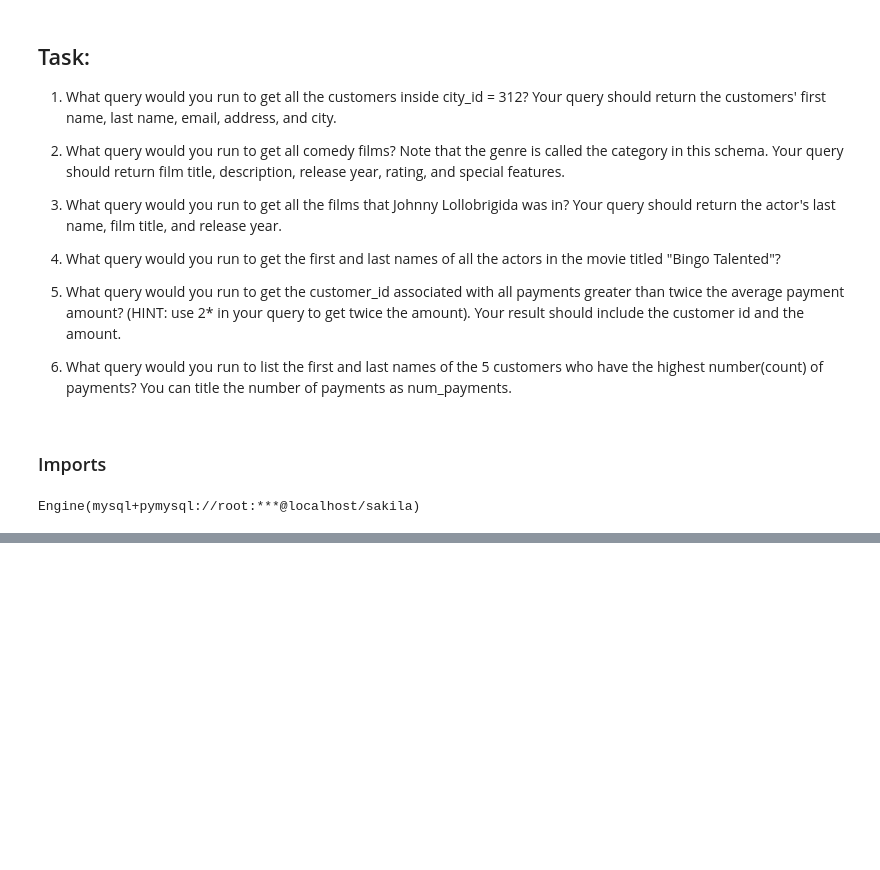
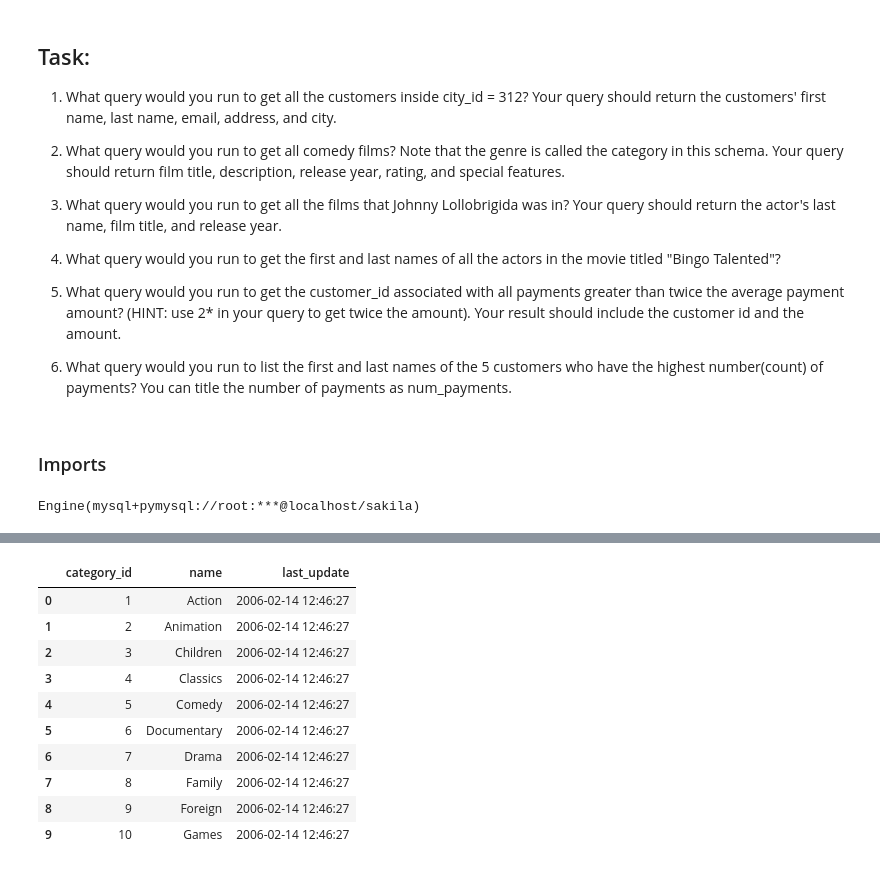
Before and after one commit to daisy-rivera/Sakila, a Jupyter notebook: Sakila Core Assignment.ipynb, the cells around one changed output, grey strips where cells are left out. Cells and saved outputs as stored; diff of their text form; code cells hidden in the pictures; blank space fills up the shorter version.

```diff
--- a/Sakila Core Assignment.ipynb
+++ b/Sakila Core Assignment.ipynb
@@ -60,0 +87,20 @@ FROM customer as c
+# %%
+q = """
+SELECT *
+FROM category
+LIMIT 10;
+"""
+# Read the sql query into pandas to view the results
+pd.read_sql_query(q, engine)
+# %% [output]
+|  | category_id | name | last_update |
+| 0 | 1 | Action | 2006-02-14 12:46:27 |
+| 1 | 2 | Animation | 2006-02-14 12:46:27 |
+| 2 | 3 | Children | 2006-02-14 12:46:27 |
+| 3 | 4 | Classics | 2006-02-14 12:46:27 |
+| 4 | 5 | Comedy | 2006-02-14 12:46:27 |
+| 5 | 6 | Documentary | 2006-02-14 12:46:27 |
+| 6 | 7 | Drama | 2006-02-14 12:46:27 |
+| 7 | 8 | Family | 2006-02-14 12:46:27 |
+| 8 | 9 | Foreign | 2006-02-14 12:46:27 |
+| 9 | 10 | Games | 2006-02-14 12:46:27 |
```
Also changed, not shown: parts of 20 cells of this notebook.
